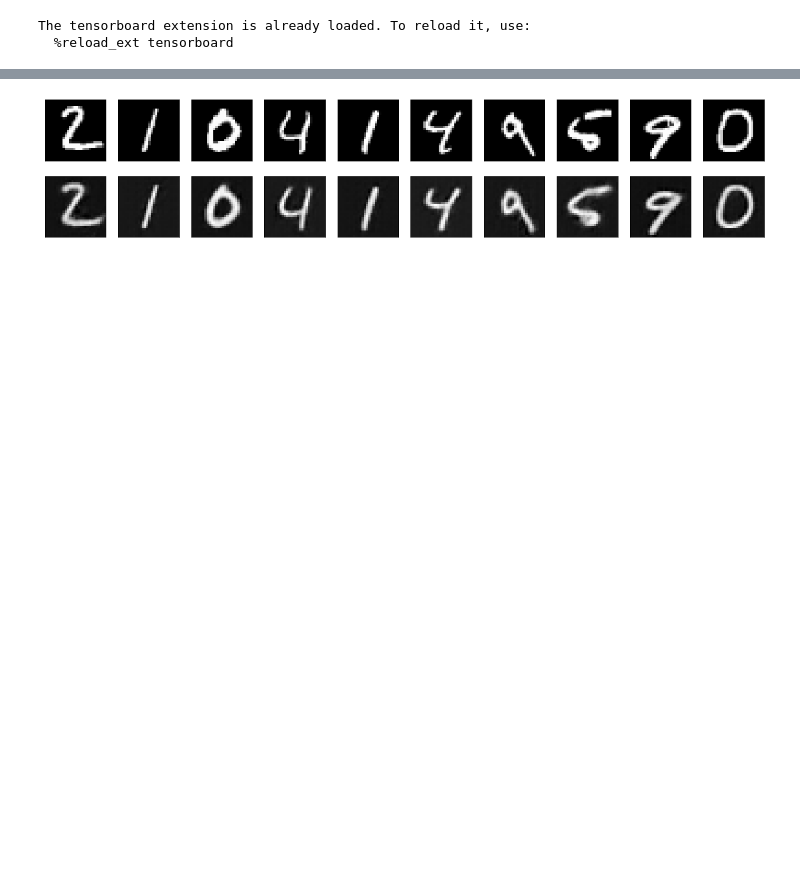
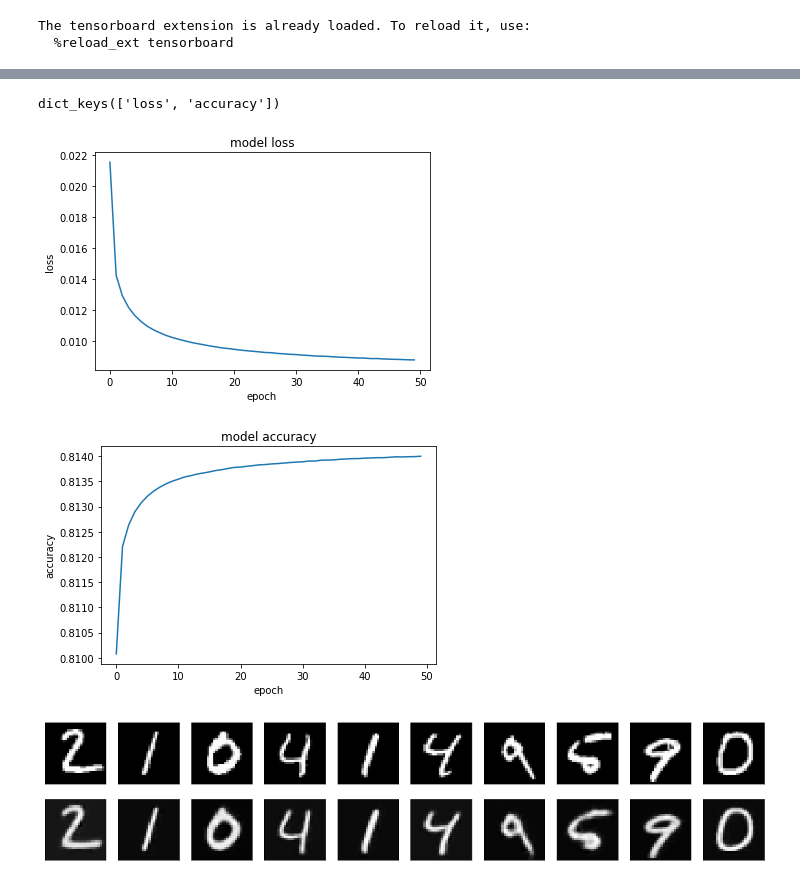
Before and after one commit to dvircohen0/ML-101, a Jupyter notebook: autoencoder.ipynb, the cells around one changed output, grey strips where cells are left out. Cells and saved outputs as stored; diff of their text form; code cells hidden in the pictures; blank space fills up the shorter version.

```diff
--- a/autoencoder.ipynb
+++ b/autoencoder.ipynb
@@ -74,9 +76,10 @@ The tensorboard extension is already loaded. To reload it, use:
 # %%
 EarlyStopping = keras.callbacks.EarlyStopping(monitor="loss",patience=3,restore_best_weights=True)
 ModelCheckpoint = keras.callbacks.ModelCheckpoint('Autoencoder.h5',monitor="loss",save_best_only=True)
-TensorBoard = tf.keras.callbacks.TensorBoard(logdir)
+TensorBoard = keras.callbacks.TensorBoard(logdir)
 
 
-ae.compile(optimizer='adam', loss=keras.losses.mean_squared_error,metrics=["accuracy"])
-history =ae.fit(x_train, x_train ,epochs=2,callbacks=[EarlyStopping,ModelCheckpoint,TensorBoard])
+autoencoder.compile(optimizer='adam', loss=keras.losses.mean_squared_error,metrics=["loss"])
+
+history =autoencoder.fit(x, x ,epochs=50,callbacks=[EarlyStopping,ModelCheckpoint,TensorBoard])
 # %% [output]
@@ -87,3 +103,21 @@ Epoch 2/2
 # %%
 %tensorboard --logdir logs
+# %%
+print(history.history.keys())
+
+plt.plot(history.history['loss'])
+plt.title('model loss')
+plt.ylabel('loss')
+plt.xlabel('epoch')
+plt.show()
+
+plt.plot(history.history['accuracy'])
+plt.title('model accuracy')
+plt.ylabel('accuracy')
+plt.xlabel('epoch')
+plt.show()
+# %% [output]
+dict_keys(['loss', 'accuracy'])
+[figure, added]
+[figure, added]
 # %%
```
Also changed, not shown: parts of 4 cells of this notebook.
